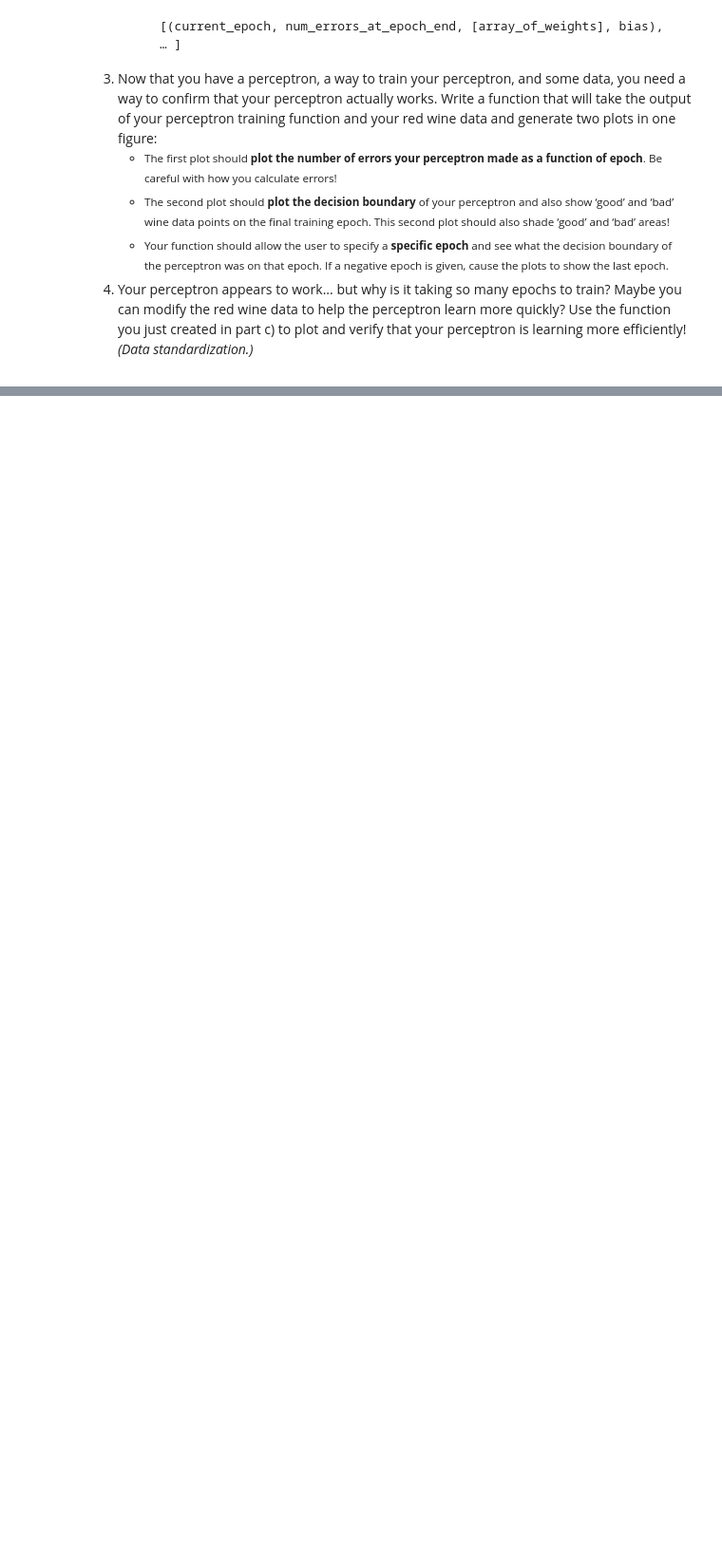
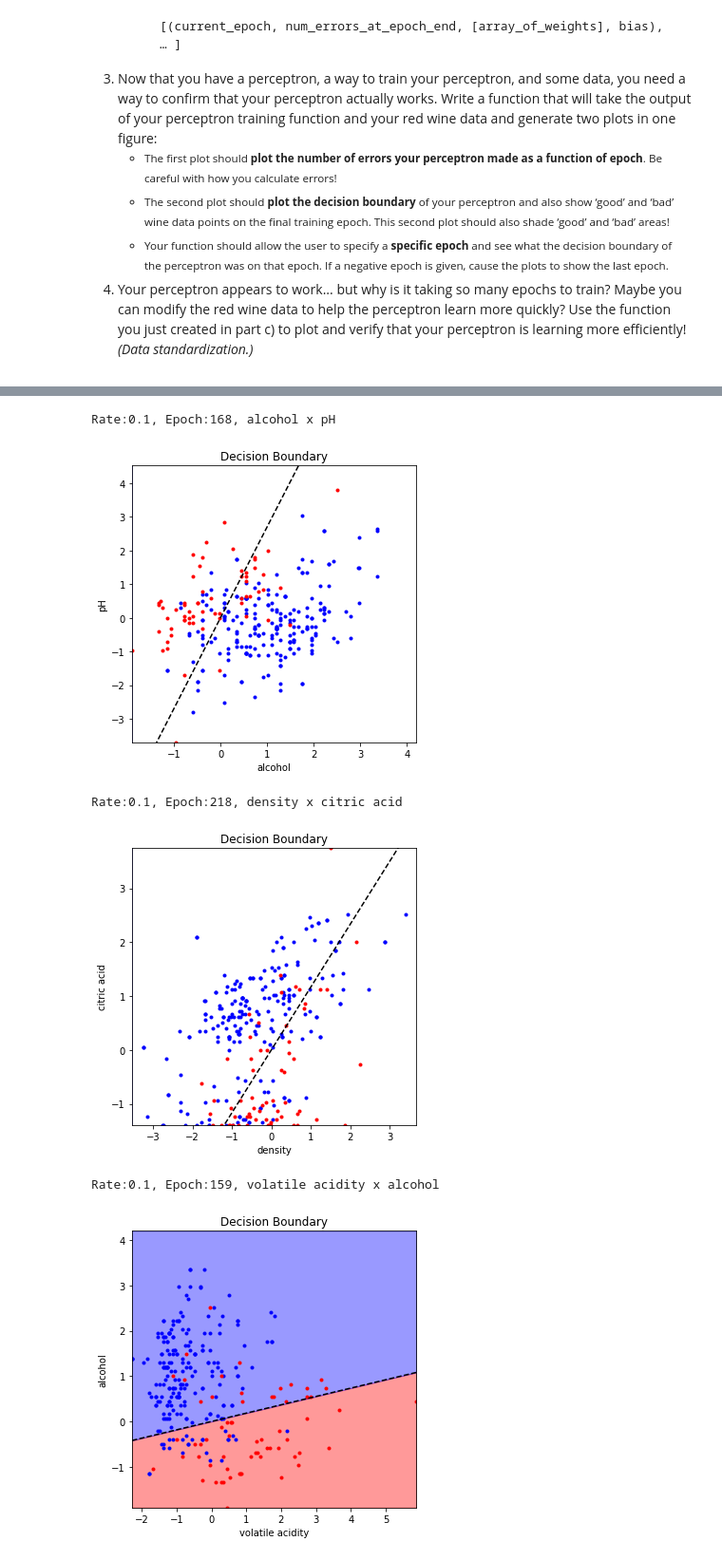
Before and after one commit to DamianDominoDavis/sommalier, a Jupyter notebook: sommalier.ipynb, the cells around one changed output, grey strips where cells are left out. Shown at 95% size. Saved outputs shown, nothing was run; the diff lists cells and outputs as text; code cells hidden in the pictures; blank space fills up the shorter version.

```diff
--- a/sommalier.ipynb
+++ b/sommalier.ipynb
@@ -257,0 +331,77 @@ success in 12 epochs
+# %%
+''' did you already run the cell with the Adeline class? '''
+
+def data():
+    url = 'https://raw.githubusercontent.com/DamianDominoDavis/sommalier/master/winequality-red.csv'
+    df = pd.read_csv(url, sep=';')
+    cols = [d for d in df if d != 'quality']
+    df[cols] = (df[cols] - df[cols].mean()) / df[cols].std()
+    return df
+
+def holdout(perc_held, shuffle=True):
+    df = data() if not shuffle else data().sample(frac=1)
+    mask = [bool(x < (1-perc_held)*len(df)) for x in range(len(df))]
+    return df[mask], df[[not m for m in mask]]
+
+def kfold(k=5, shuffle=True):
+    df = data() if not shuffle else data().sample(frac=1)
+    width = len(df)//k
+    trains = list()
+    holds = list()
+    mask = [bool(x < width) for x in range(len(df))]
+    for i in range(k):
+        holds.append(df[mask])
+        trains.append(df[[not m for m in mask]])
+        mask = mask[width:] + mask[:width]
+    return [tuple([trains[i],holds[i]]) for i in range(k)]
+
+def kreport(story, data, good_thresh, bad_thresh,  epoch=-1, save_plot=False):
+    tup = story[epoch if 0 <= epoch <= story[-1][0] else -1]
+    good, bad = data[data.quality>=good_thresh], data[data.quality<=bad_thresh]
+    x = [xmin, xmax] = [min(data[data.columns[0]].values), max(data[data.columns[0]].values)]
+    c = [(-1/tup[2][1]) * (tup[2][0] * xi) for xi in x]
+    y = [ymin, ymax] = [min(data[data.columns[1]].values), max(data[data.columns[1]].values)]
+
+    fig = plt.figure(figsize=[5, 5])
+    cx = fig.subplots(1, 1)
+    cx.set_title("Decision Boundary")
+    cx.set_xlabel(data.columns[0])
+    cx.set_ylabel(data.columns[1])
+    cx.axis([xmin, xmax, ymin, ymax])
+    cx.plot(good[good.columns[0]], good[good.columns[1]], 'b.')
+    cx.plot(bad[bad.columns[0]], bad[bad.columns[1]], 'r.')
+    cx.plot(x, c, "k--")
+    cx.fill_between(x, c, ymin, where= c<ymax, color="red", alpha=.4)
+    cx.fill_between(x, c, ymax, where= c<ymax, color="blue", alpha=.4)
+    plt.tight_layout()
+    plt.show() if not save_plot else plt.savefig('fig.png')
+
+ksize = 5
+# combinaions of separable-looking column intersections
+rates = [10**(-p) for p in range(1,8)]
+for lrate in rates:
+    lolloms = [['alcohol','pH'], ['density','citric acid'], ['volatile acidity','alcohol'], ['chlorides','citric acid']]
+    for columns in lolloms:
+        big_weight = [0] * len(columns)
+        big_bias = 0
+        big_error = 0
+        for t,h in kfold(ksize, False):
+            X = t[columns].values
+            y = t['quality'].values
+            ada = Adaline()
+            ada.fit(X, y)
+            big_bias += ada.w[0]
+            big_weight = [big_weight[i] + ada.w[i+1] for i in range(len(big_weight))]
+            big_error += ada.story[-1][1]
+        big_bias /= ksize
+        big_weight = [w/ksize for w in big_weight]
+        big_error /= ksize
+        print("Rate:{}, Epoch:{}, {} x {}".format(lrate, ada.story[-1][0], columns[0], columns[1]))
+        kreport([(0,0,big_weight,big_bias,big_error)], data()[columns+['quality']], 7,4)
+# %% [output]
+Rate:0.1, Epoch:168, alcohol x pH
+[figure, added]
+Rate:0.1, Epoch:218, density x citric acid
+[figure, added]
+Rate:0.1, Epoch:159, volatile acidity x alcohol
+[figure, added]
```
Also changed, not shown: parts of 9 cells of this notebook.
